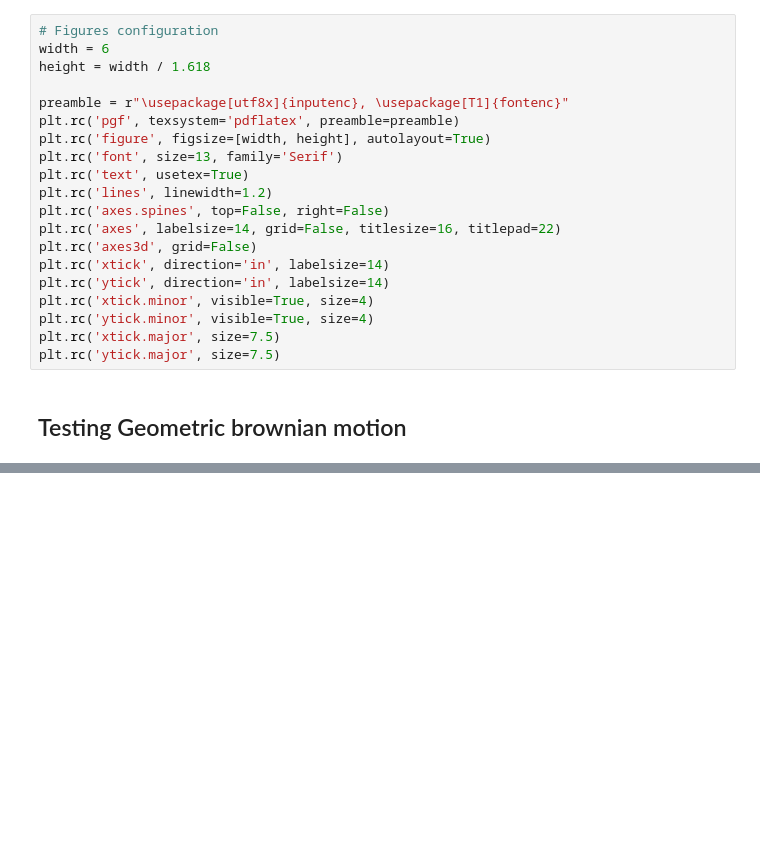
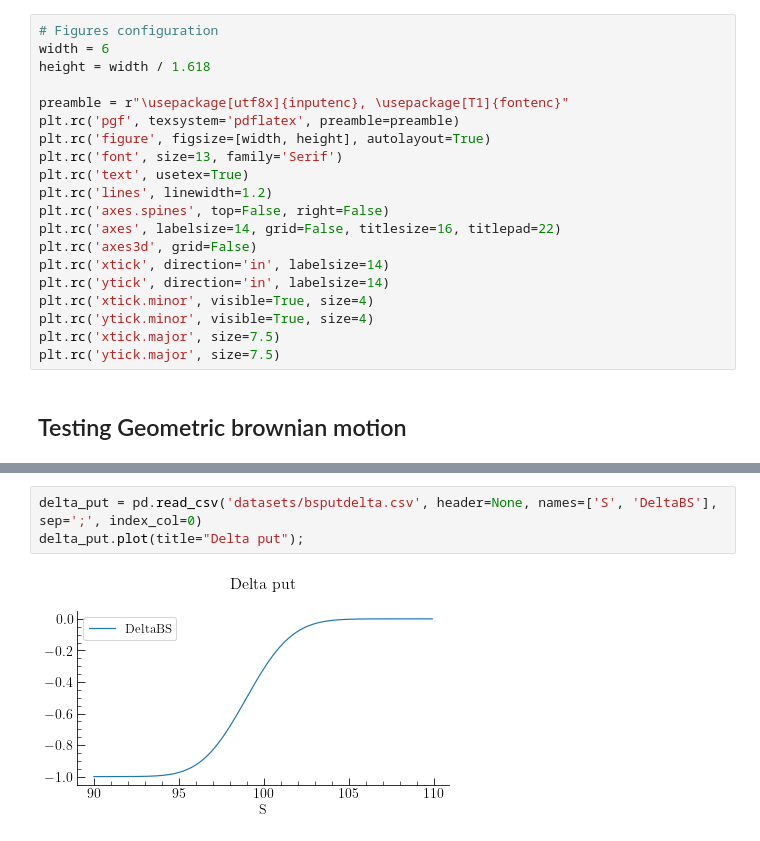
Before and after one commit to axeh101/vibrato-mc, a Jupyter notebook: src/python/plots.ipynb, the cells around one changed output, grey strips where cells are left out. Saved outputs shown, nothing was run; the diff lists cells and outputs as text; blank space fills up the shorter version.

```diff
--- a/src/python/plots.ipynb
+++ b/src/python/plots.ipynb
@@ -46,0 +52,5 @@ savefig('outputs/euler')
+# %%
+delta_put = pd.read_csv('datasets/bsputdelta.csv', header=None, names=['S', 'DeltaBS'], sep=';', index_col=0)
+delta_put.plot(title="Delta put");
+# %% [output]
+[figure, added]
```
Also changed, not shown: parts of 3 cells of this notebook, 15 other files.
